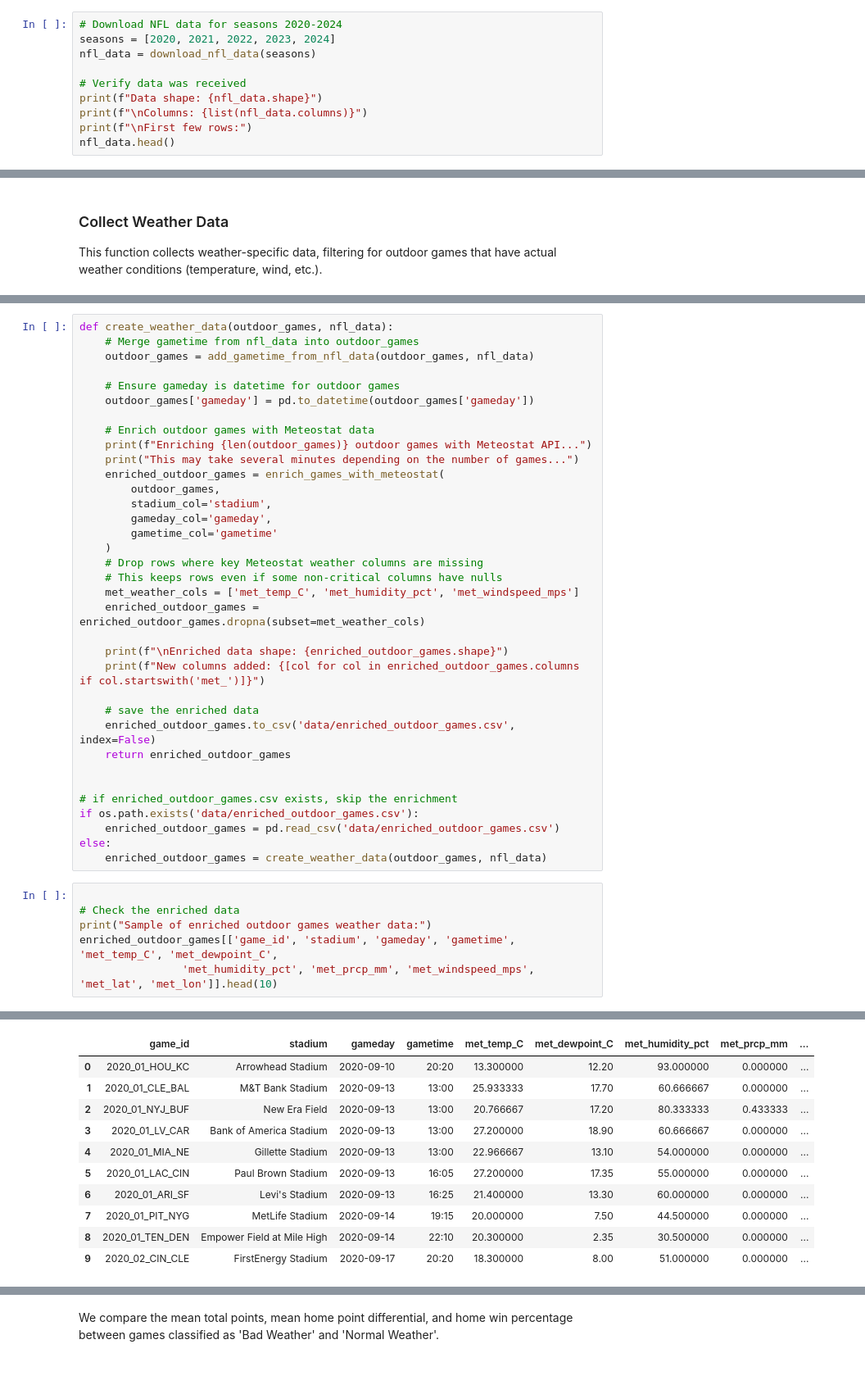
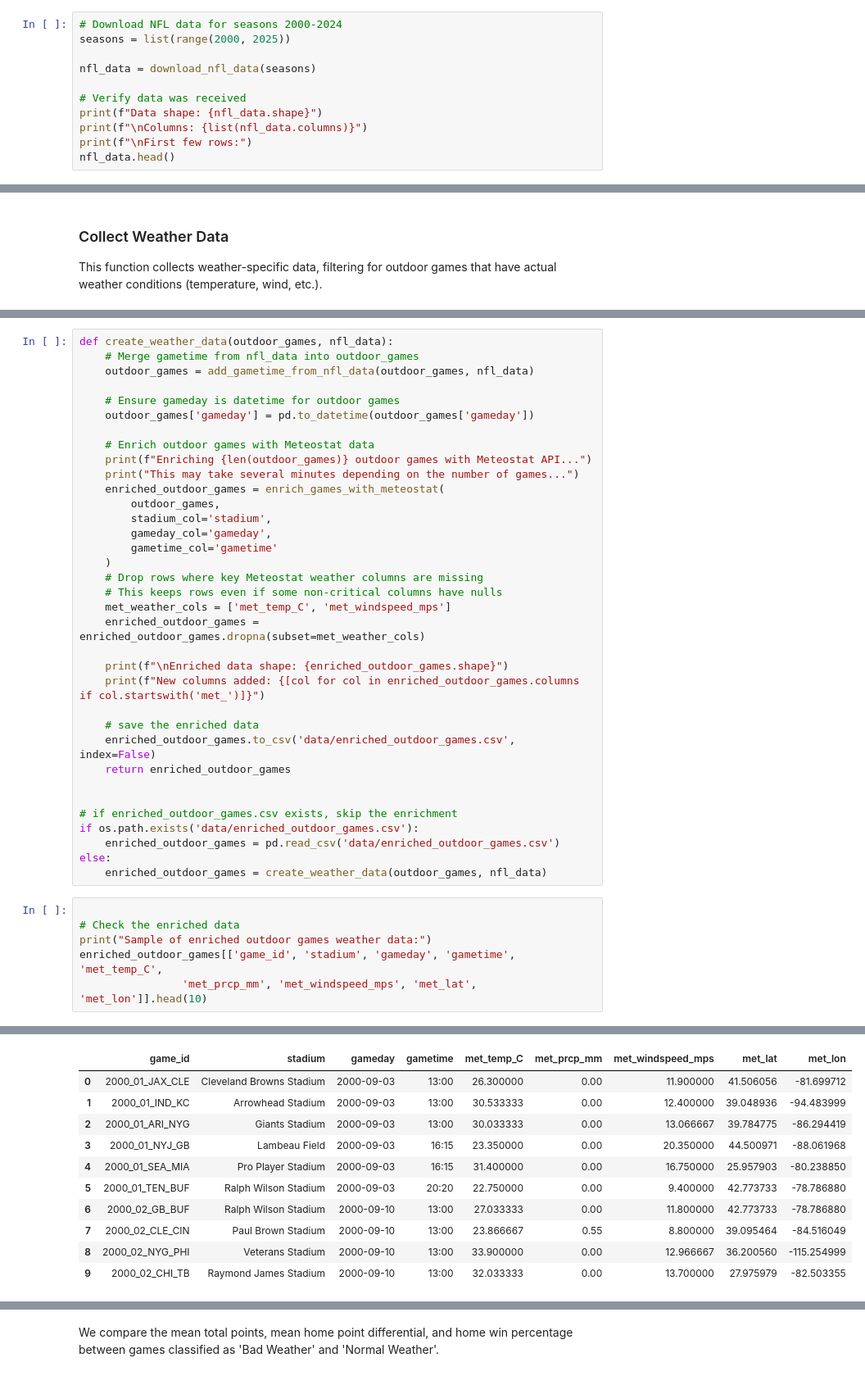
Before and after one commit to Venkata-Pramid-Reddy-Mitta/NFL-Performance-Weather-Analysis, a Jupyter notebook: main.ipynb, the cells around one changed output, grey strips where cells are left out. Shown at 82% size. Cells and saved outputs as stored; diff of their text form.

Commit message:
Code merged; made efficient; increased data size; markdown cells

```diff
--- a/main.ipynb
+++ b/main.ipynb
@@ -50,8 +55,9 @@ import numpy as np
 
 This function downloads game schedules, team information, and creates a merged dataset with calculated metrics like point differential and home win indicators.
 # %%
-# Download NFL data for seasons 2020-2024
-seasons = [2020, 2021, 2022, 2023, 2024]
+# Download NFL data for seasons 2000-2024
+seasons = list(range(2000, 2025))
+
 nfl_data = download_nfl_data(seasons)
 
 # Verify data was received
@@ -121,7 +127,7 @@ def create_weather_data(outdoor_games, nfl_data):
     )
     # Drop rows where key Meteostat weather columns are missing
     # This keeps rows even if some non-critical columns have nulls
-    met_weather_cols = ['met_temp_C', 'met_humidity_pct', 'met_windspeed_mps']
+    met_weather_cols = ['met_temp_C', 'met_windspeed_mps']
     enriched_outdoor_games = enriched_outdoor_games.dropna(subset=met_weather_cols)
 
     print(f"\nEnriched data shape: {enriched_outdoor_games.shape}")
@@ -140,21 +146,21 @@ else:
 # %%
                                                                                                                                                                                                                                                                                                                                                                                                                                                                                                                                                             # Check the enriched data
 print("Sample of enriched outdoor games weather data:")
-enriched_outdoor_games[['game_id', 'stadium', 'gameday', 'gametime', 'met_temp_C', 'met_dewpoint_C',
-                'met_humidity_pct', 'met_prcp_mm', 'met_windspeed_mps', 'met_lat', 'met_lon']].head(10)
+enriched_outdoor_games[['game_id', 'stadium', 'gameday', 'gametime', 'met_temp_C',
+                'met_prcp_mm', 'met_windspeed_mps', 'met_lat', 'met_lon']].head(10)
 # %% [output]
 Sample of enriched outdoor games weather data:
-|  | game_id | stadium | gameday | gametime | met_temp_C | met_dewpoint_C | met_humidity_pct | met_prcp_mm | ... |
-| 0 | 2020_01_HOU_KC | Arrowhead Stadium | 2020-09-10 | 20:20 | 13.300000 | 12.20 | 93.000000 | 0.000000 | ... |
-| 1 | 2020_01_CLE_BAL | M&T Bank Stadium | 2020-09-13 | 13:00 | 25.933333 | 17.70 | 60.666667 | 0.000000 | ... |
-| 2 | 2020_01_NYJ_BUF | New Era Field | 2020-09-13 | 13:00 | 20.766667 | 17.20 | 80.333333 | 0.433333 | ... |
-| 3 | 2020_01_LV_CAR | Bank of America Stadium | 2020-09-13 | 13:00 | 27.200000 | 18.90 | 60.666667 | 0.000000 | ... |
-| 4 | 2020_01_MIA_NE | Gillette Stadium | 2020-09-13 | 13:00 | 22.966667 | 13.10 | 54.000000 | 0.000000 | ... |
-| 5 | 2020_01_LAC_CIN | Paul Brown Stadium | 2020-09-13 | 16:05 | 27.200000 | 17.35 | 55.000000 | 0.000000 | ... |
-| 6 | 2020_01_ARI_SF | Levi's Stadium | 2020-09-13 | 16:25 | 21.400000 | 13.30 | 60.000000 | 0.000000 | ... |
-| 7 | 2020_01_PIT_NYG | MetLife Stadium | 2020-09-14 | 19:15 | 20.000000 | 7.50 | 44.500000 | 0.000000 | ... |
-| 8 | 2020_01_TEN_DEN | Empower Field at Mile High | 2020-09-14 | 22:10 | 20.300000 | 2.35 | 30.500000 | 0.000000 | ... |
-| 9 | 2020_02_CIN_CLE | FirstEnergy Stadium | 2020-09-17 | 20:20 | 18.300000 | 8.00 | 51.000000 | 0.000000 | ... |
+|  | game_id | stadium | gameday | gametime | met_temp_C | met_prcp_mm | met_windspeed_mps | met_lat | met_lon |
+| 0 | 2000_01_JAX_CLE | Cleveland Browns Stadium | 2000-09-03 | 13:00 | 26.300000 | 0.00 | 11.900000 | 41.506056 | -81.699712 |
+| 1 | 2000_01_IND_KC | Arrowhead Stadium | 2000-09-03 | 13:00 | 30.533333 | 0.00 | 12.400000 | 39.048936 | -94.483999 |
+| 2 | 2000_01_ARI_NYG | Giants Stadium | 2000-09-03 | 13:00 | 30.033333 | 0.00 | 13.066667 | 39.784775 | -86.294419 |
+| 3 | 2000_01_NYJ_GB | Lambeau Field | 2000-09-03 | 16:15 | 23.350000 | 0.00 | 20.350000 | 44.500971 | -88.061968 |
+| 4 | 2000_01_SEA_MIA | Pro Player Stadium | 2000-09-03 | 16:15 | 31.400000 | 0.00 | 16.750000 | 25.957903 | -80.238850 |
+| 5 | 2000_01_TEN_BUF | Ralph Wilson Stadium | 2000-09-03 | 20:20 | 22.750000 | 0.00 | 9.400000 | 42.773733 | -78.786880 |
+| 6 | 2000_02_GB_BUF | Ralph Wilson Stadium | 2000-09-10 | 13:00 | 27.033333 | 0.00 | 11.800000 | 42.773733 | -78.786880 |
+| 7 | 2000_02_CLE_CIN | Paul Brown Stadium | 2000-09-10 | 13:00 | 23.866667 | 0.55 | 8.800000 | 39.095464 | -84.516049 |
+| 8 | 2000_02_NYG_PHI | Veterans Stadium | 2000-09-10 | 13:00 | 33.900000 | 0.00 | 12.966667 | 36.200560 | -115.254999 |
+| 9 | 2000_02_CHI_TB | Raymond James Stadium | 2000-09-10 | 13:00 | 32.033333 | 0.00 | 13.700000 | 27.975979 | -82.503355 |
 # %% [markdown]
 # Data Summary
 The datasets have been processed and enriched as follows:
```
Also changed, not shown: parts of 39 cells of this notebook, 9 other files.
